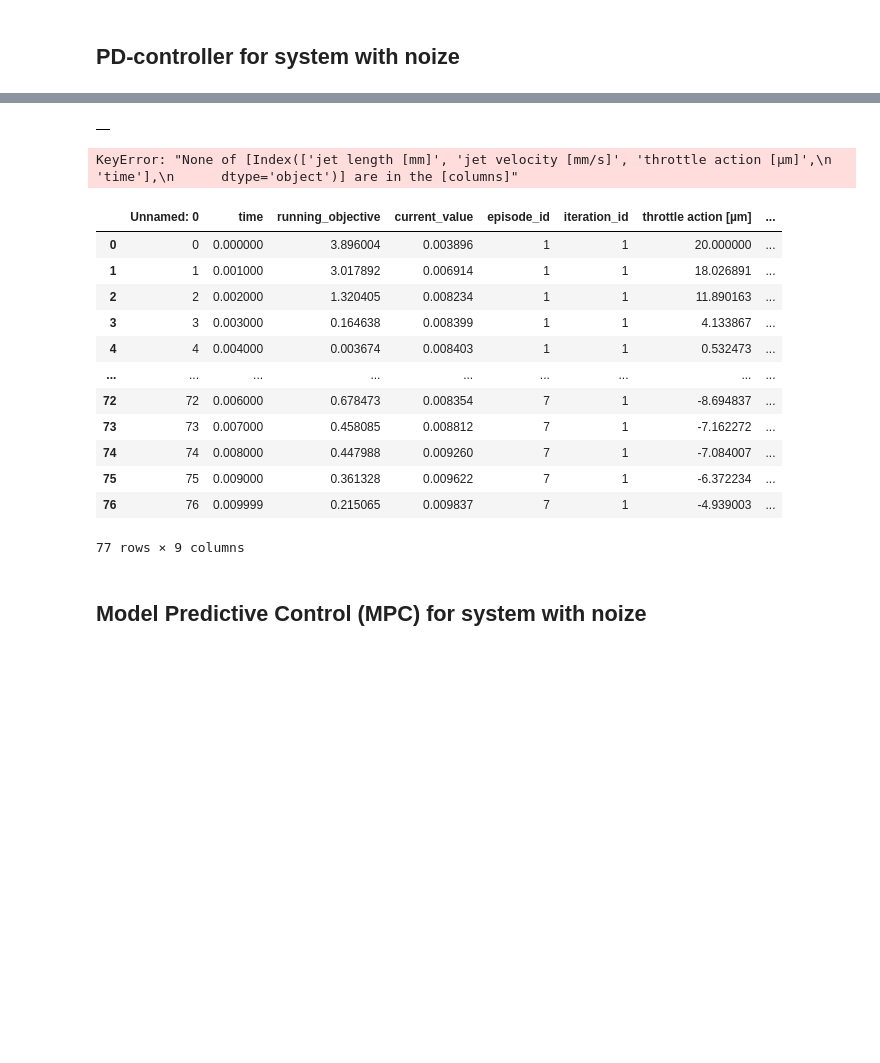
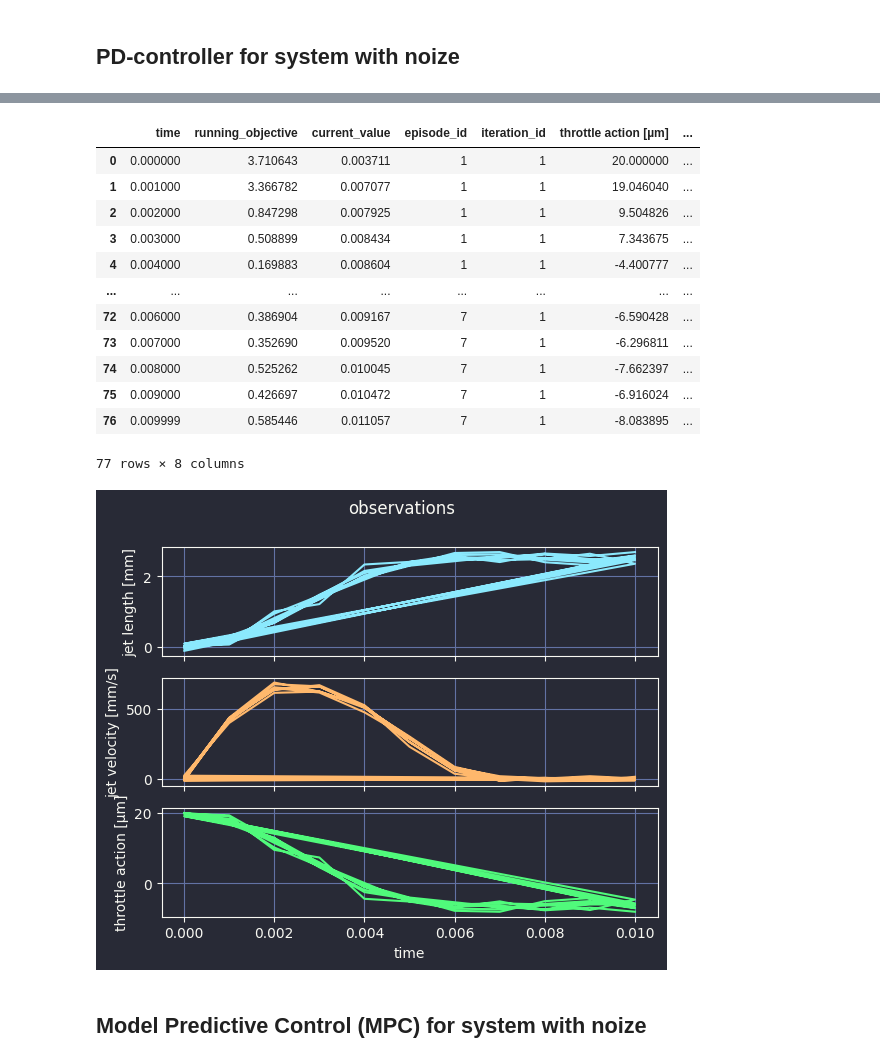
Before and after one commit to mvulf/acm-project, a Jupyter notebook: main.ipynb, the cells around one changed output, grey strips where cells are left out. Saved outputs shown, nothing was run; the diff lists cells and outputs as text; code cells hidden in the pictures; blank space fills up the shorter version.

```diff
--- a/main.ipynb
+++ b/main.ipynb
@@ -399,12 +407,25 @@ scenario.run()
 # %%
 state_trajectory_pd_noize = callbacks[0].data
 observations_pd_noize = callbacks[-1].data.iloc[:,:-2]
+observations_pd_noize.to_csv('./results/observations_pd_noize.csv')
 display(observations_pd_noize)
 callbacks[-1].plot(name="observations"); # Replace plot to own plot function!
 
 # Clean callback
 callbacks[0].reset()
 callbacks[-1].clear_recent_data()
 # %% [output]
-|  |
+|  | time | running_objective | current_value | episode_id | iteration_id | throttle action [µm] | ... |
+| 0 | 0.000000 | 3.710643 | 0.003711 | 1 | 1 | 20.000000 | ... |
+| 1 | 0.001000 | 3.366782 | 0.007077 | 1 | 1 | 19.046040 | ... |
+| 2 | 0.002000 | 0.847298 | 0.007925 | 1 | 1 | 9.504826 | ... |
+| 3 | 0.003000 | 0.508899 | 0.008434 | 1 | 1 | 7.343675 | ... |
+| 4 | 0.004000 | 0.169883 | 0.008604 | 1 | 1 | -4.400777 | ... |
+| ... | ... | ... | ... | ... | ... | ... | ... |
+| 72 | 0.006000 | 0.386904 | 0.009167 | 7 | 1 | -6.590428 | ... |
+| 73 | 0.007000 | 0.352690 | 0.009520 | 7 | 1 | -6.296811 | ... |
+| 74 | 0.008000 | 0.525262 | 0.010045 | 7 | 1 | -7.662397 | ... |
+| 75 | 0.009000 | 0.426697 | 0.010472 | 7 | 1 | -6.916024 | ... |
+| 76 | 0.009999 | 0.585446 | 0.011057 | 7 | 1 | -8.083895 | ... |
-KeyError: "None of [Index(['jet length [mm]', 'jet velocity [mm/s]', 'throttle action [µm]',\n       'time'],\n      dtype='object')] are in the [columns]"
+77 rows × 8 columns
+[figure, added]
@@ -415,19 +432,3 @@ observations_pd_noize = pd.read_csv('observations_pd_noize.csv')
-# %%
-observations_pd_noize
-# %% [output]
-|  | Unnamed: 0 | time | running_objective | current_value | episode_id | iteration_id | throttle action [µm] | ... |
-| 0 | 0 | 0.000000 | 3.896004 | 0.003896 | 1 | 1 | 20.000000 | ... |
-| 1 | 1 | 0.001000 | 3.017892 | 0.006914 | 1 | 1 | 18.026891 | ... |
-| 2 | 2 | 0.002000 | 1.320405 | 0.008234 | 1 | 1 | 11.890163 | ... |
-| 3 | 3 | 0.003000 | 0.164638 | 0.008399 | 1 | 1 | 4.133867 | ... |
-| 4 | 4 | 0.004000 | 0.003674 | 0.008403 | 1 | 1 | 0.532473 | ... |
-| ... | ... | ... | ... | ... | ... | ... | ... | ... |
-| 72 | 72 | 0.006000 | 0.678473 | 0.008354 | 7 | 1 | -8.694837 | ... |
-| 73 | 73 | 0.007000 | 0.458085 | 0.008812 | 7 | 1 | -7.162272 | ... |
-| 74 | 74 | 0.008000 | 0.447988 | 0.009260 | 7 | 1 | -7.084007 | ... |
-| 75 | 75 | 0.009000 | 0.361328 | 0.009622 | 7 | 1 | -6.372234 | ... |
-| 76 | 76 | 0.009999 | 0.215065 | 0.009837 | 7 | 1 | -4.939003 | ... |
-77 rows × 9 columns
 # %% [markdown]
 ## Model Predictive Control (MPC) for system with noize
 # %%
```
Also changed, not shown: parts of 11 cells of this notebook, 3 other files.
